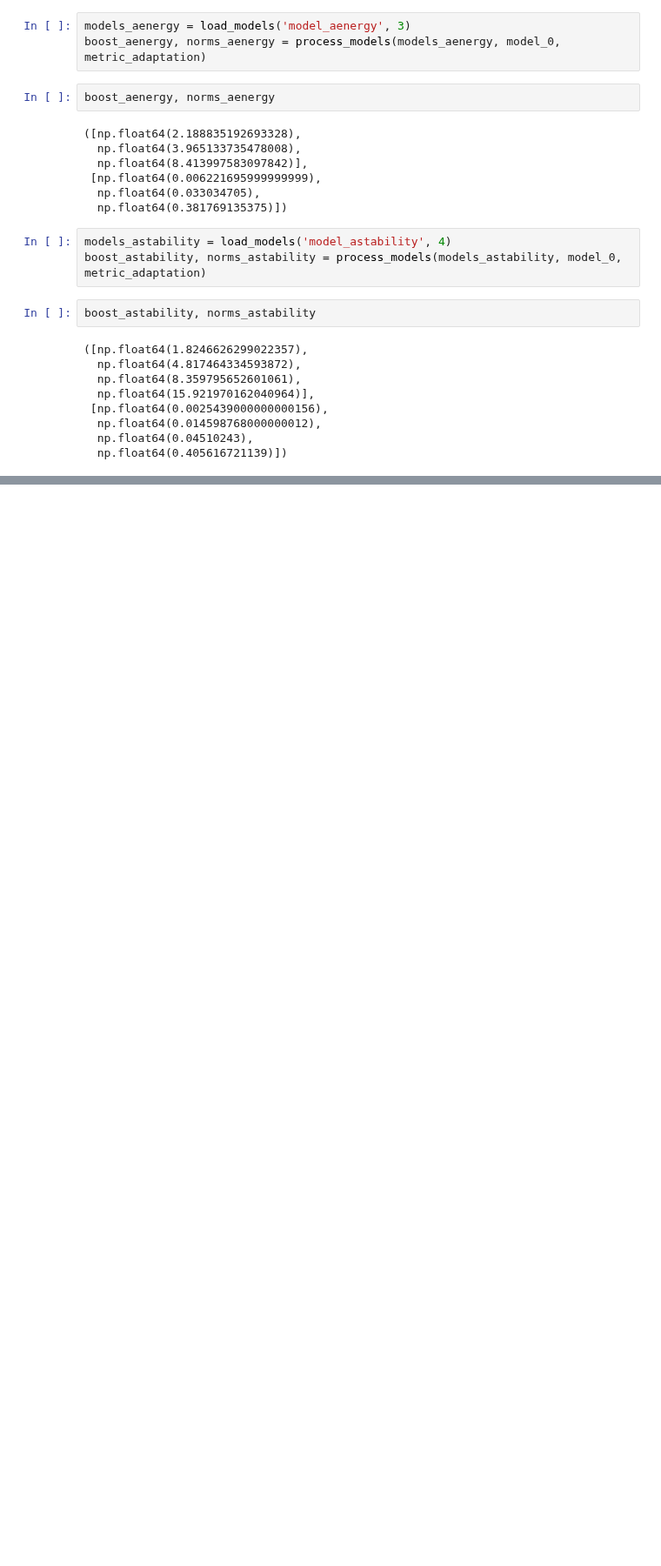
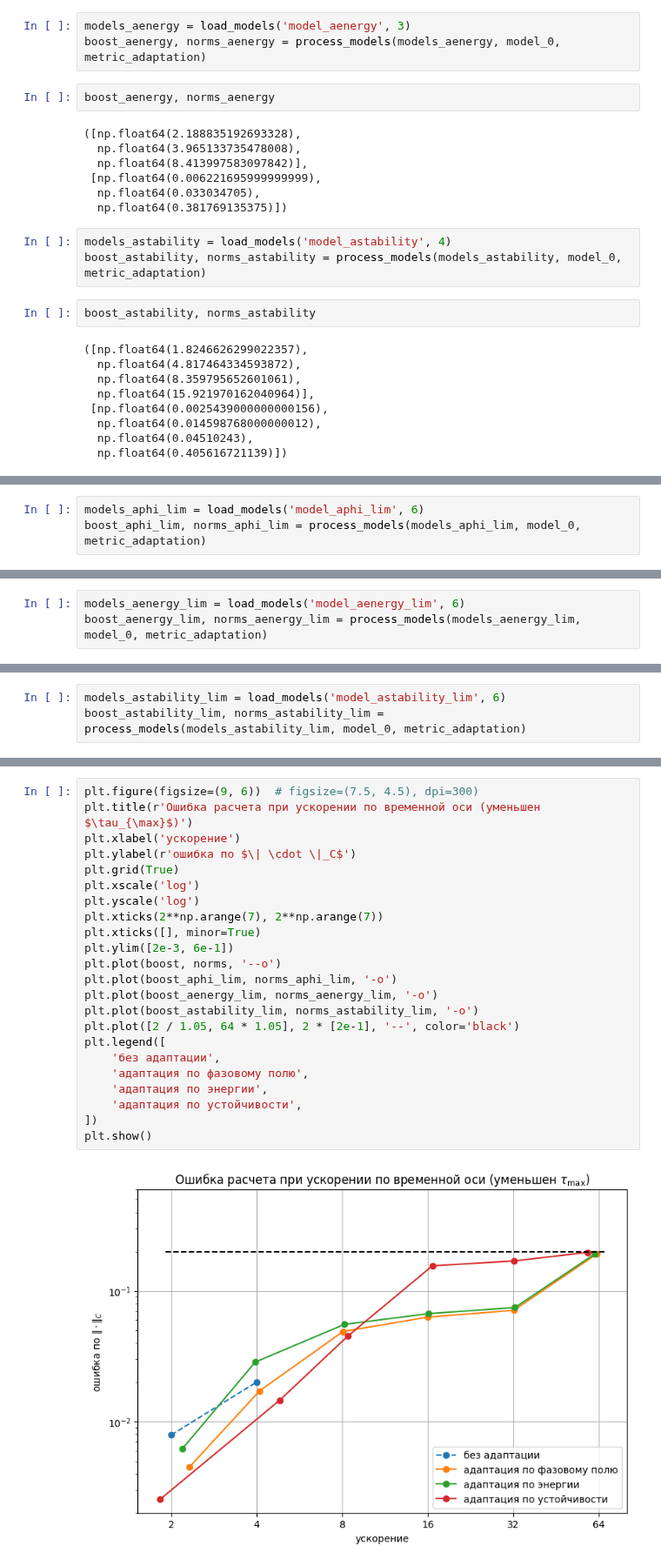
Before and after one commit to ponomarevandr/disruption, a Jupyter notebook: model_tuning/experiments/time_step_precise/adaptation_birth_precise.ipynb, the cells around one changed output, grey strips where cells are left out. Shown at 87% size. Drawn from its saved outputs; the diff is of its cells as text; blank space fills up the shorter version.

```diff
--- a/model_tuning/experiments/time_step_precise/adaptation_birth_precise.ipynb
+++ b/model_tuning/experiments/time_step_precise/adaptation_birth_precise.ipynb
@@ -115,0 +137,3 @@ plt.show()
+# %%
+models_aphi_lim = load_models('model_aphi_lim', 6)
+boost_aphi_lim, norms_aphi_lim = process_models(models_aphi_lim, model_0, metric_adaptation)
@@ -115,0 +155,3 @@ plt.show()
+# %%
+models_aenergy_lim = load_models('model_aenergy_lim', 6)
+boost_aenergy_lim, norms_aenergy_lim = process_models(models_aenergy_lim, model_0, metric_adaptation)
@@ -115,0 +173,3 @@ plt.show()
+# %%
+models_astability_lim = load_models('model_astability_lim', 6)
+boost_astability_lim, norms_astability_lim = process_models(models_astability_lim, model_0, metric_adaptation)
@@ -115,0 +191,25 @@ plt.show()
+# %%
+plt.figure(figsize=(9, 6))  # figsize=(7.5, 4.5), dpi=300)
+plt.title(r'Ошибка расчета при ускорении по временной оси (уменьшен $\tau_{\max}$)')
+plt.xlabel('ускорение')
+plt.ylabel(r'ошибка по $\| \cdot \|_C$')
+plt.grid(True)
+plt.xscale('log')
+plt.yscale('log')
+plt.xticks(2**np.arange(7), 2**np.arange(7))
+plt.xticks([], minor=True)
+plt.ylim([2e-3, 6e-1])
+plt.plot(boost, norms, '--o')
+plt.plot(boost_aphi_lim, norms_aphi_lim, '-o')
+plt.plot(boost_aenergy_lim, norms_aenergy_lim, '-o')
+plt.plot(boost_astability_lim, norms_astability_lim, '-o')
+plt.plot([2 / 1.05, 64 * 1.05], 2 * [2e-1], '--', color='black')
+plt.legend([
+    'без адаптации',
+    'адаптация по фазовому полю',
+    'адаптация по энергии',
+    'адаптация по устойчивости',
+])
+plt.show()
+# %% [output]
+[figure, added]
```
Also changed, not shown: parts of 8 cells of this notebook, 23 other files.
